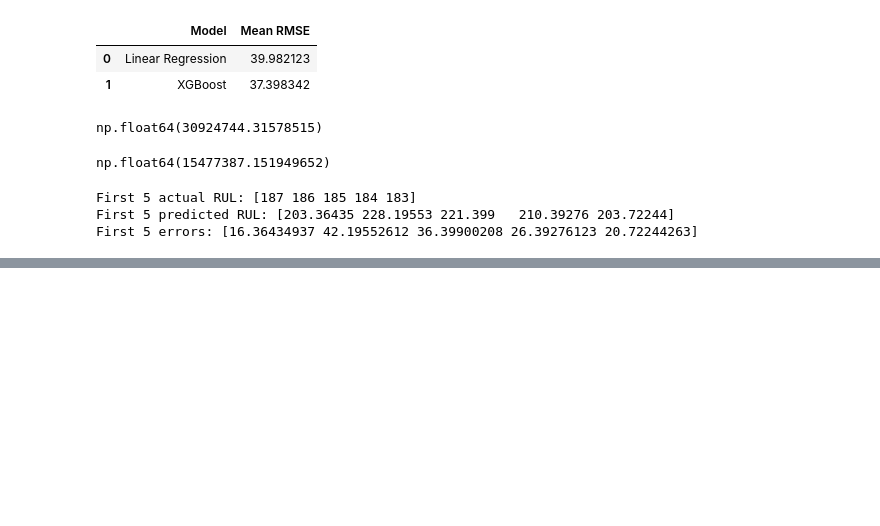
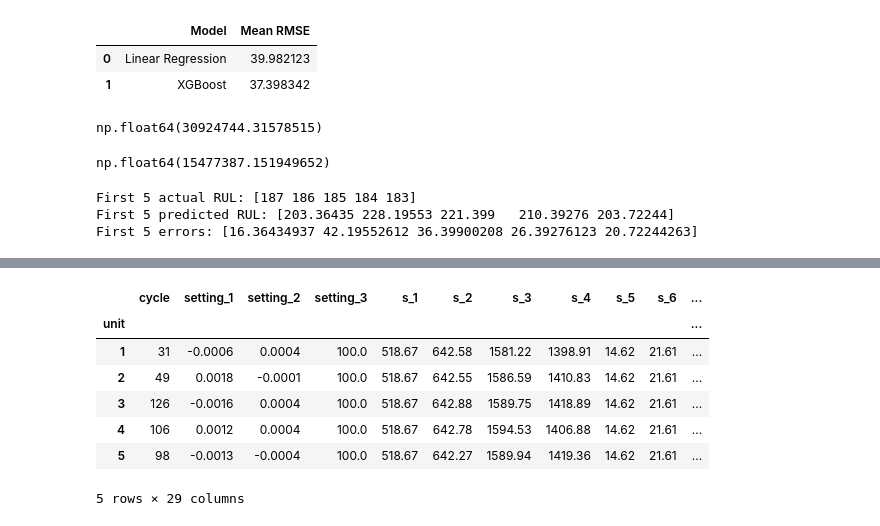
Before and after one commit to NeelLimbani2812/rul-turbofan-fd001, a Jupyter notebook: notebooks/01_load_data.ipynb, the cells around one changed output, grey strips where cells are left out. Cells and saved outputs as stored; diff of their text form; code cells hidden in the pictures; blank space fills up the shorter version.

Commit message:
Evaluate model on official test set

```diff
--- a/notebooks/01_load_data.ipynb
+++ b/notebooks/01_load_data.ipynb
@@ -777,0 +967,13 @@ First 5 errors: [16.36434937 42.19552612 36.39900208 26.39276123 20.72244263]
+# %%
+test_last = test_df.groupby("unit").last()
+
+test_last.head()
+# %% [output]
+|  | cycle | setting_1 | setting_2 | setting_3 | s_1 | s_2 | s_3 | s_4 | s_5 | s_6 | ... |
+| unit |  |  |  |  |  |  |  |  |  |  | ... |
+| 1 | 31 | -0.0006 | 0.0004 | 100.0 | 518.67 | 642.58 | 1581.22 | 1398.91 | 14.62 | 21.61 | ... |
+| 2 | 49 | 0.0018 | -0.0001 | 100.0 | 518.67 | 642.55 | 1586.59 | 1410.83 | 14.62 | 21.61 | ... |
+| 3 | 126 | -0.0016 | 0.0004 | 100.0 | 518.67 | 642.88 | 1589.75 | 1418.89 | 14.62 | 21.61 | ... |
+| 4 | 106 | 0.0012 | 0.0004 | 100.0 | 518.67 | 642.78 | 1594.53 | 1406.88 | 14.62 | 21.61 | ... |
+| 5 | 98 | -0.0013 | -0.0004 | 100.0 | 518.67 | 642.27 | 1589.94 | 1419.36 | 14.62 | 21.61 | ... |
+5 rows × 29 columns
```
Also changed, not shown: parts of 45 cells of this notebook.
